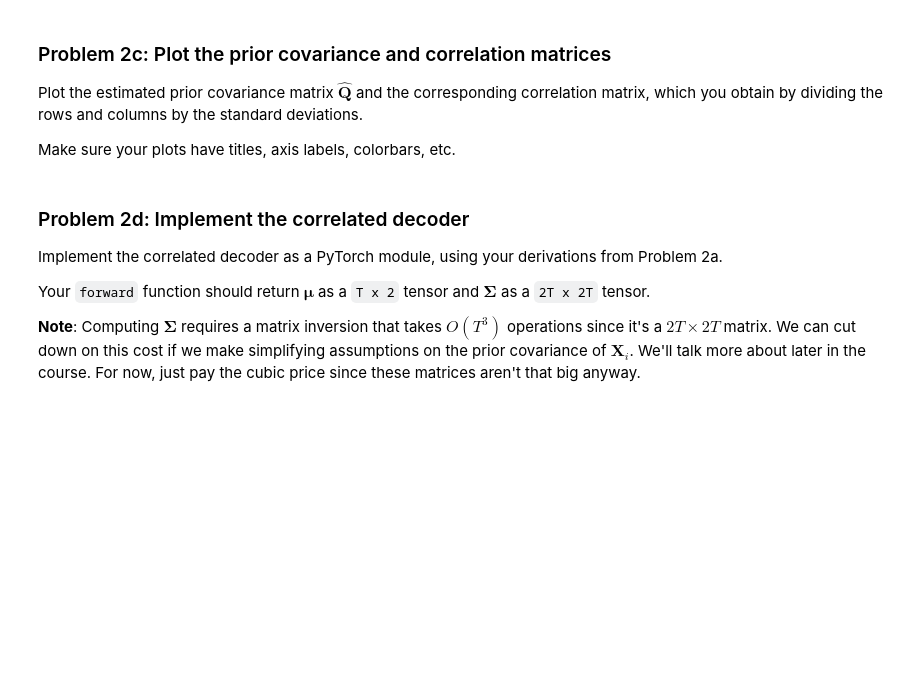
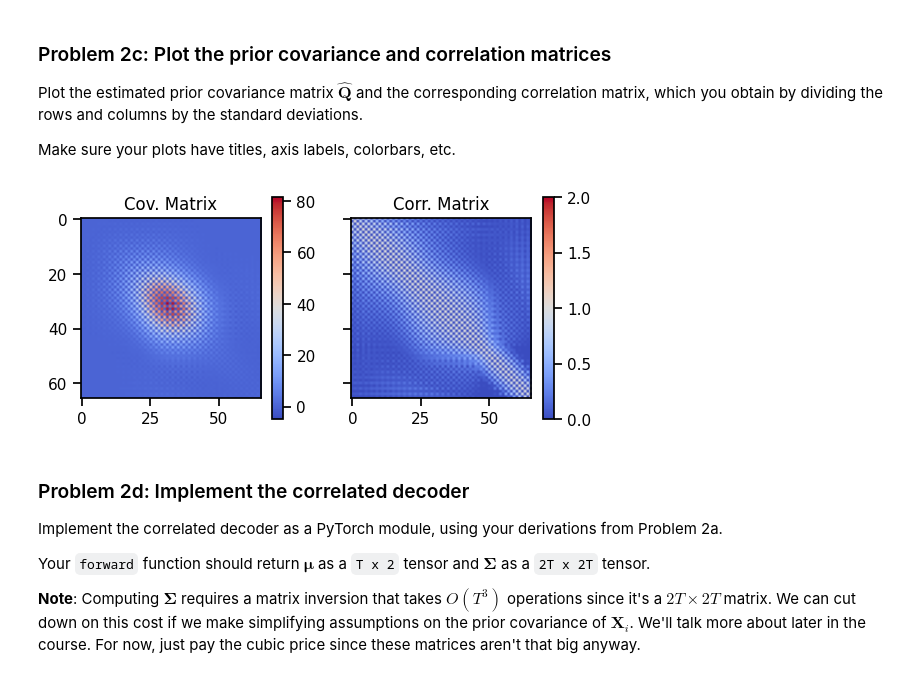
Before and after one commit to powellj24/nbio220, a Jupyter notebook: labs/05_decoding.ipynb, the cells around one changed output. Saved outputs shown, nothing was run; the diff lists cells and outputs as text; code cells hidden in the pictures; blank space fills up the shorter version.

```diff
--- a/labs/05_decoding.ipynb
+++ b/labs/05_decoding.ipynb
@@ -701,7 +717,10 @@ def estimate_correlated_prior_prms(
     vel_flat = dataset.all_velocities.reshape(dataset.all_velocities.shape[0], -1)
 
     m_hat = torch.mean(vel_flat, dim = 0)
-    Q_hat = torch.cov(vel_flat.T)
+
+    vel_diff = vel_flat - m_hat
+
+    Q_hat = (vel_diff.T @ vel_diff) / vel_flat.shape[0]
 
     # print(m_hat.shape, Q_hat.shape)
 
@@ -725,28 +746,28 @@ Make sure your plots have titles, axis labels, colorbars, etc.
 # %%
 ##
 # YOUR CODE HERE
 ##
 
 fig, (ax1, ax2) = plt.subplots(1, 2, sharey = True)
 
-im1 = ax1.imshow(Q_hat)
+im1 = ax1.imshow(Q_hat, cmap = 'coolwarm')
 
-row_std = Q_hat.std(axis = 1, keepdims = True)
-Q_std = Q_hat / row_std
+std = torch.sqrt(torch.diag(Q_hat))
 
-col_std = Q_hat.std(axis = 0, keepdims = True)
-Q_std = Q_std / col_std
+corr = Q_hat / (std[:, None] * std[None, :])
 
-im2 = ax2.imshow(Q_std, vmin = 0, vmax = 3)
+im2 = ax2.imshow(corr, vmin = 0, vmax = 2, cmap = 'coolwarm')
 
 ax1.set_title("Cov. Matrix")
 ax2.set_title("Corr. Matrix")
 
 fig.colorbar(im1, ax = ax1, shrink = 0.6)
 fig.colorbar(im2, ax = ax2, shrink = 0.6)
 
 
 plt.show()
+# %% [output]
+[figure, added]
 # %% [markdown]
 ### Problem 2d: Implement the correlated decoder
 
```
Also changed, not shown: parts of 6 cells of this notebook.
